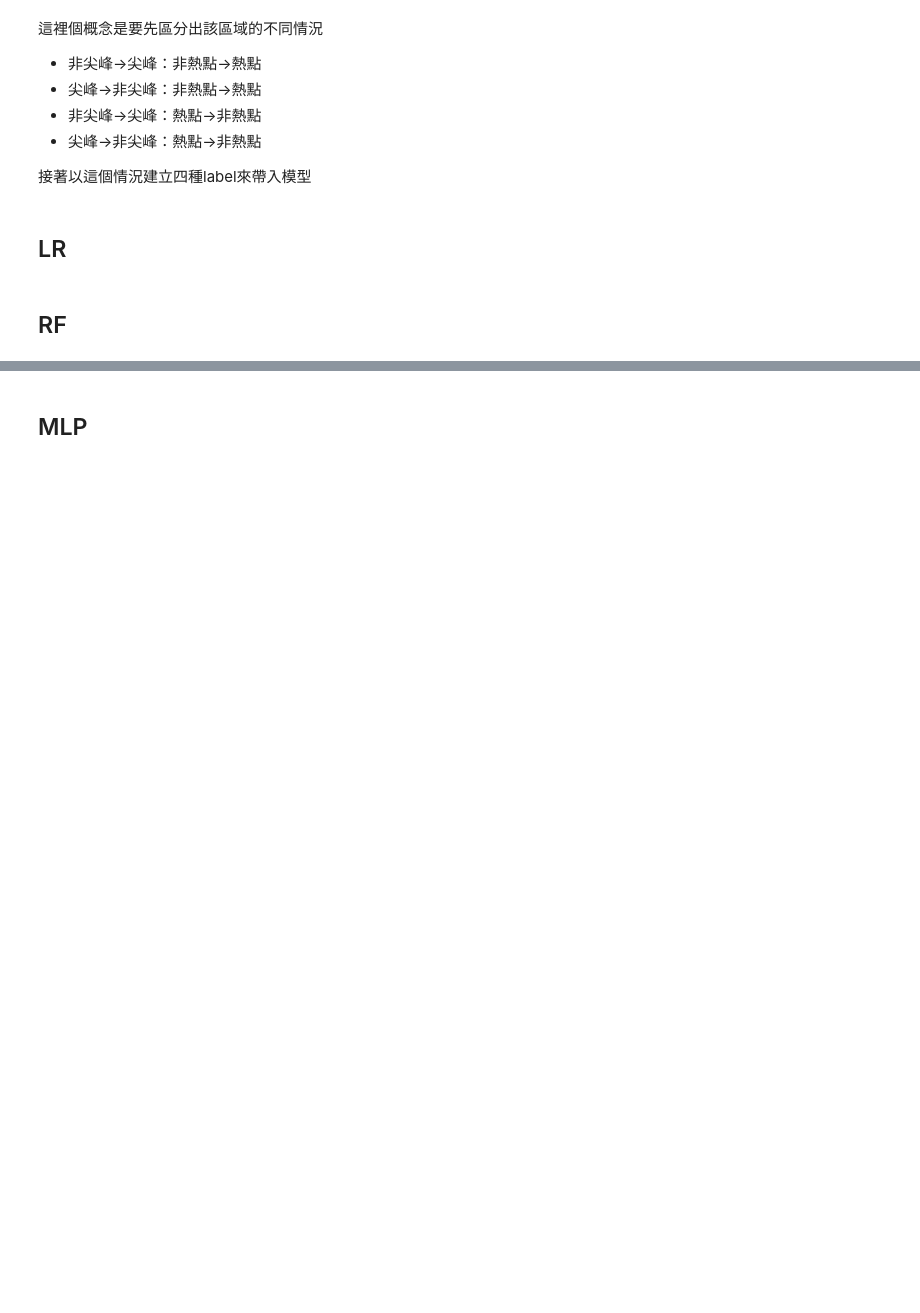
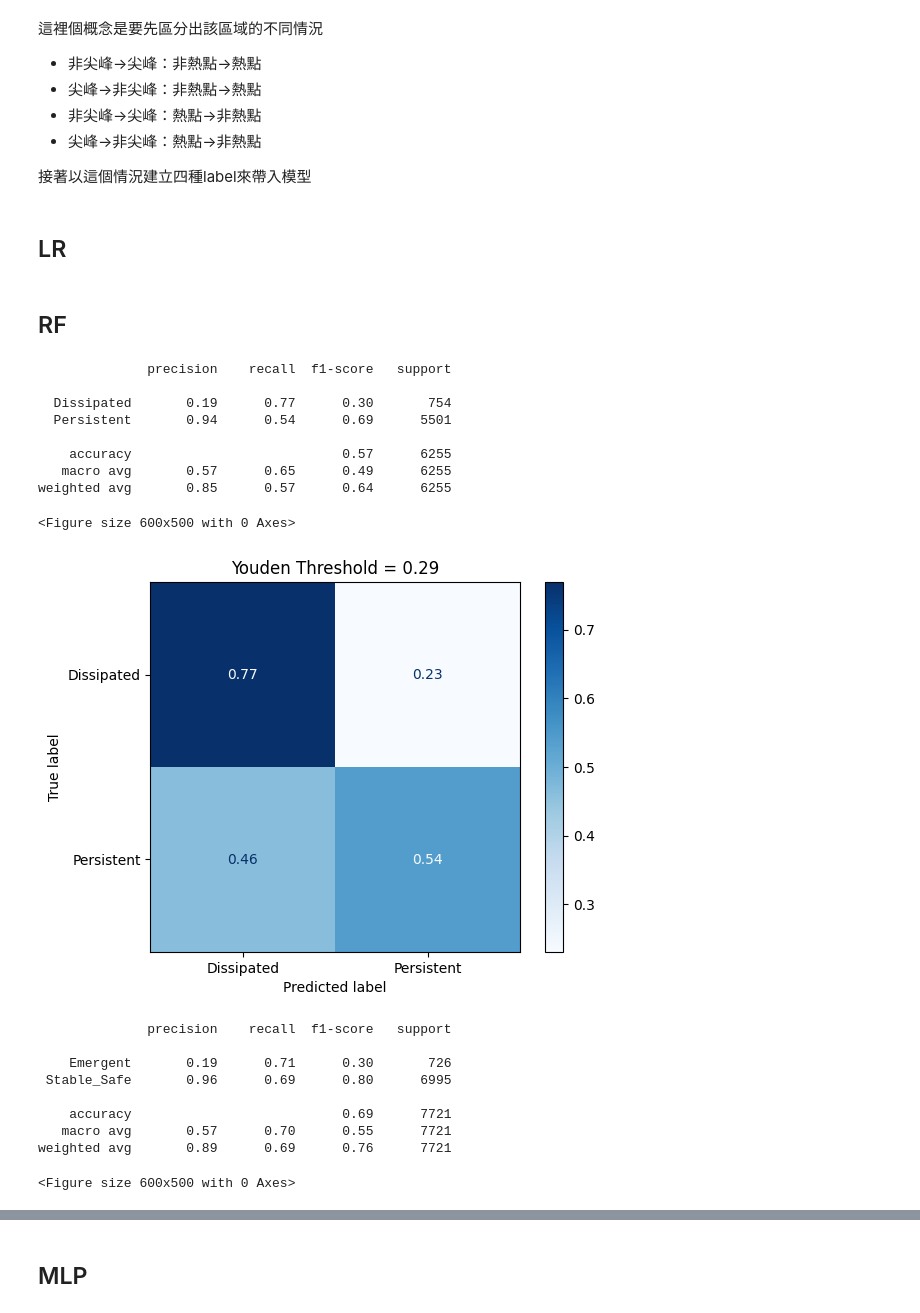
Before and after one commit to kennywang112/ST-RTA, a Jupyter notebook: ModelsV7/Model.ipynb, the cells around one changed output, grey strips where cells are left out. Cells and saved outputs as stored; diff of their text form; code cells hidden in the pictures; blank space fills up the shorter version.

```diff
--- a/ModelsV7/Model.ipynb
+++ b/ModelsV7/Model.ipynb
@@ -52,6 +57,9 @@ print(final_full['transition_label'].value_counts())
 
 final_full.drop(columns=['hotspot'], inplace=True)
 final_full['速限-第1當事者_mean'] = (final_full['速限-第1當事者_mean'] - final_full['速限-第1當事者_mean'].min()) / (final_full['速限-第1當事者_mean'].max() - final_full['速限-第1當事者_mean'].min())
+# %%
+from config import col_translation
+final_full.rename(columns=col_translation, inplace=True)
 # %%
 from sklearn.preprocessing import MinMaxScaler
 
@@ -151,14 +140,0 @@ best_rf = rf_grid.best_estimator_
-# %%
-y_pred = best_rf.predict(X_test)
-
-plt.figure(figsize=(10, 8))
-
-ConfusionMatrixDisplay.from_predictions(
-    y_test, y_pred,
-    display_labels=best_rf.classes_,
-    cmap='Purples',
-    normalize='true'
-)
-plt.show()
-
-print(classification_report(y_test, y_pred))
@@ -164,0 +194,50 @@ print(classification_report(y_test, y_pred))
+# %%
+best_rf_A, X_test_A, y_test_A = train_model(X, y, A)
+best_rf_B, X_test_B, y_test_B = train_model(X, y, B)
+# %%
+def roc_youden(best_rf, X_test, y_test, select_type= 'Emergent'):
+    pos_idx = np.where(best_rf.classes_ == select_type)[0][0]
+    y_prob = best_rf.predict_proba(X_test)[:, pos_idx]
+
+    fpr, tpr, thresholds = roc_curve(y_test, y_prob, pos_label=select_type)
+    youden_j = tpr - fpr
+    optimal_idx = np.argmax(youden_j)
+    optimal_threshold = thresholds[optimal_idx]
+
+    neg_class = [c for c in best_rf.classes_ if c != select_type][0]
+    y_pred_optimal = np.where(y_prob >= optimal_threshold, select_type, neg_class)
+
+    print(classification_report(y_test, y_pred_optimal))
+
+    plt.figure(figsize=(6, 5))
+    ConfusionMatrixDisplay.from_predictions(
+        y_test, y_pred_optimal,
+        display_labels=best_rf.classes_,
+        cmap='Blues',
+        normalize='true'
+    )
+    plt.title(f"Youden Threshold = {optimal_threshold:.2f}")
+    plt.show()
+
+roc_youden(best_rf_A, X_test_A, y_test_A, select_type='Dissipated')
+roc_youden(best_rf_B, X_test_B, y_test_B, select_type='Emergent')
+# %% [output]
+              precision    recall  f1-score   support
+
+  Dissipated       0.19      0.77      0.30       754
+  Persistent       0.94      0.54      0.69      5501
+
+    accuracy                           0.57      6255
+   macro avg       0.57      0.65      0.49      6255
+weighted avg       0.85      0.57      0.64      6255
+<Figure size 600x500 with 0 Axes>
+[figure, added]
+              precision    recall  f1-score   support
+
+    Emergent       0.19      0.71      0.30       726
+ Stable_Safe       0.96      0.69      0.80      6995
+
+    accuracy                           0.69      7721
+   macro avg       0.57      0.70      0.55      7721
+weighted avg       0.89      0.69      0.76      7721
+<Figure size 600x500 with 0 Axes>
```
Also changed, not shown: parts of 13 cells of this notebook, 3 other files.
